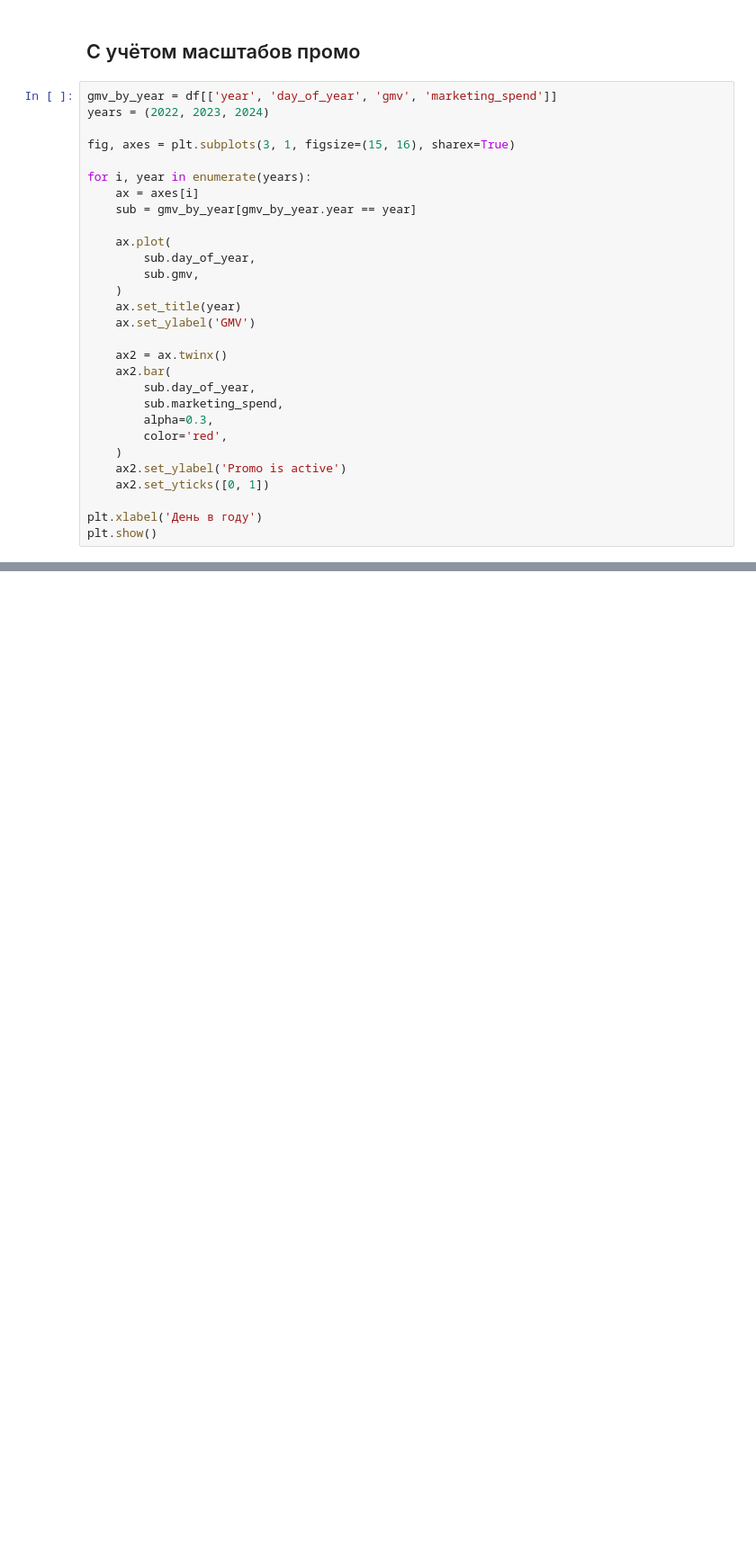
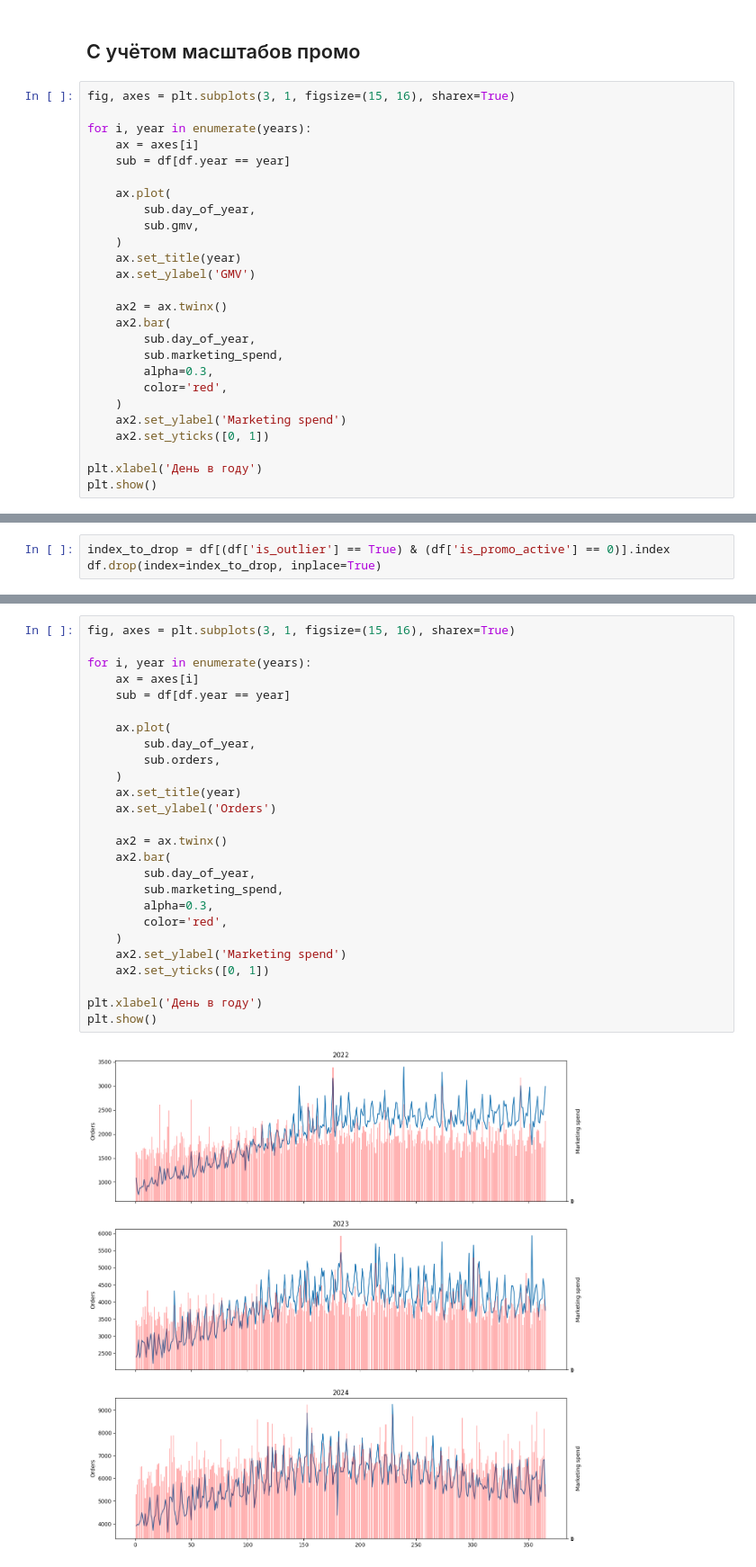
Before and after one commit to Sordid-Slug/test_ozon, a Jupyter notebook: model/forecast.ipynb, the cells around one changed output, grey strips where cells are left out. Shown at 90% size. Cells and saved outputs as stored; diff of their text form; blank space fills up the shorter version.

```diff
--- a/model/forecast.ipynb
+++ b/model/forecast.ipynb
@@ -131,14 +128,11 @@ plt.show()
 # %% [markdown]
 ## С учётом масштабов промо
 # %%
-gmv_by_year = df[['year', 'day_of_year', 'gmv', 'marketing_spend']]
-years = (2022, 2023, 2024)
-
 fig, axes = plt.subplots(3, 1, figsize=(15, 16), sharex=True)
 
 for i, year in enumerate(years):
     ax = axes[i]
-    sub = gmv_by_year[gmv_by_year.year == year]
+    sub = df[df.year == year]
 
     ax.plot(
         sub.day_of_year,
@@ -154,7 +148,7 @@ for i, year in enumerate(years):
         alpha=0.3,
         color='red',
     )
-    ax2.set_ylabel('Promo is active')
+    ax2.set_ylabel('Marketing spend')
     ax2.set_yticks([0, 1])
 
 plt.xlabel('День в году')
@@ -195,0 +204,3 @@ Name: gmv, Length: 105, dtype: int64
+# %%
+index_to_drop = df[(df['is_outlier'] == True) & (df['is_promo_active'] == 0)].index
+df.drop(index=index_to_drop, inplace=True)
@@ -195,0 +216,28 @@ Name: gmv, Length: 105, dtype: int64
+# %%
+fig, axes = plt.subplots(3, 1, figsize=(15, 16), sharex=True)
+
+for i, year in enumerate(years):
+    ax = axes[i]
+    sub = df[df.year == year]
+
+    ax.plot(
+        sub.day_of_year,
+        sub.orders,
+    )
+    ax.set_title(year)
+    ax.set_ylabel('Orders')
+
+    ax2 = ax.twinx()
+    ax2.bar(
+        sub.day_of_year,
+        sub.marketing_spend,
+        alpha=0.3,
+        color='red',
+    )
+    ax2.set_ylabel('Marketing spend')
+    ax2.set_yticks([0, 1])
+
+plt.xlabel('День в году')
+plt.show()
+# %% [output]
+[figure, added]
```
Also changed, not shown: parts of 21 cells of this notebook.
